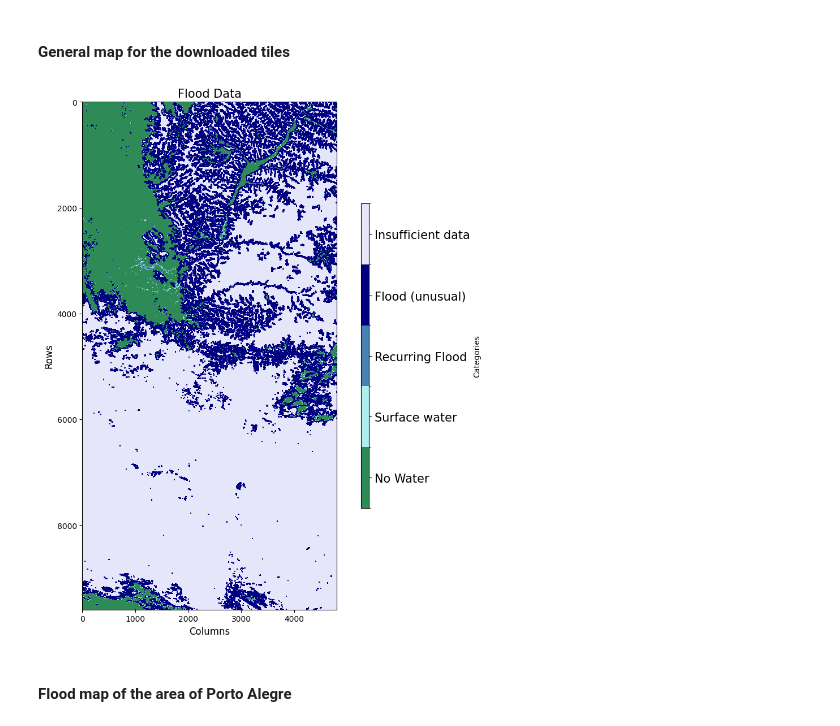
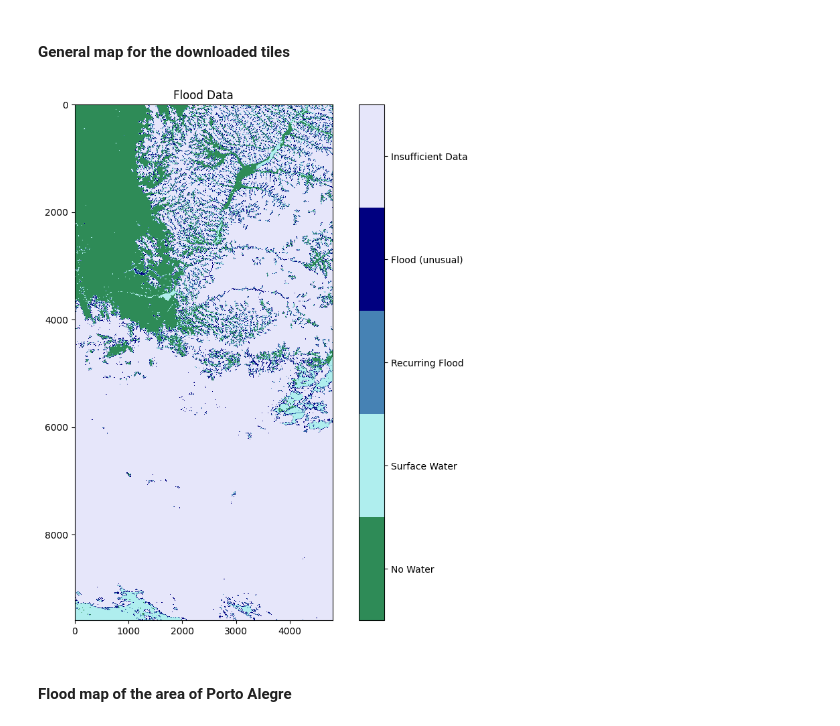
Before and after one commit to worldbank/alternative-data-for-crisis, a Jupyter notebook: notebooks/mapping-and-monitoring-extent/mapping-and-monitoring-floods.ipynb, the cells around one changed output. Saved outputs shown, nothing was run; the diff lists cells and outputs as text; code cells hidden in the pictures.

Commit message:
fix color scale

```diff
--- a/notebooks/mapping-and-monitoring-extent/mapping-and-monitoring-floods.ipynb
+++ b/notebooks/mapping-and-monitoring-extent/mapping-and-monitoring-floods.ipynb
@@ -136,26 +136,24 @@ In this step we produced 3 maps:
 - A dynamic map where we higlighted flooded pixels
 # %% [markdown]
 #### General map for the downloaded tiles
-# %%
-colors = ['seagreen', 'paleturquoise', 'steelblue', 'navy','lavender']
-labels = ['No Water', 'Surface water', 'Recurring Flood', 'Flood (unusual)', 'Insufficient data']
-bounds = [0, 1, 2, 3, 255, 256]
-cmap = matplotlib.colors.ListedColormap(colors)
-norm = BoundaryNorm(bounds, cmap.N)
-fig, ax = plt.subplots(figsize=(10, 10))
-img = ax.imshow(new_data, cmap = cmap, norm = norm)
-
-cbar = fig.colorbar(img, ax=ax, ticks=[0.5, 1.5, 2.5, 126, 255.5], aspect=40, shrink = 0.6)
-cbar.ax.set_yticklabels(labels, fontsize = 15)  # Assign labels to the ticks
-cbar.set_label('Categories', fontsize=10)
-
-ax.set_xlabel('Columns', fontsize=12)
-ax.set_ylabel('Rows', fontsize=12)
-ax.set_title('Flood Data', fontsize=15)
-
-plt.tight_layout()
-plt.show()
-# %% [output]
-[figure, removed]
+# %%
+colors = ['seagreen', 'paleturquoise', 'steelblue', 'navy','lavender']
+plot_data = new_data.copy()
+plot_data[plot_data == 255] = 4 # map 255 to 4 so it looks neat
+# Create custom colormap
+cmap = ListedColormap(colors)
+# Create the plot
+plt.figure(figsize=(10, 10))
+im = plt.imshow(plot_data, cmap=cmap, vmin=0, vmax=4)
+
+# Create custom colorbar
+cbar = plt.colorbar(im, ticks=[0.4, 1.2, 2, 2.8, 3.6])
+cbar.ax.set_yticklabels(['No Water', 'Surface Water', 'Recurring Flood', 'Flood (unusual)', 'Insufficient Data'])  # Replace 4 with 255
+
+plt.title('Flood Data')
+
+plt.show()
+# %% [output]
+[figure, added]
 # %% [markdown]
 #### Flood map of the area of Porto Alegre
```
Also changed, not shown: parts of 3 cells of this notebook.
